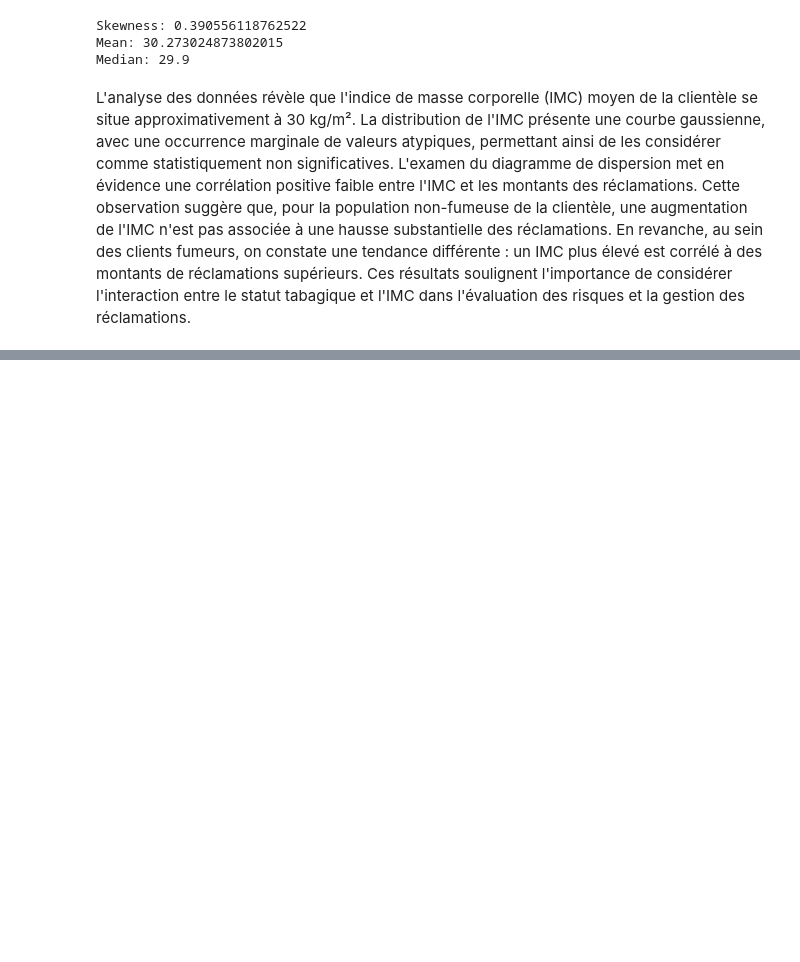
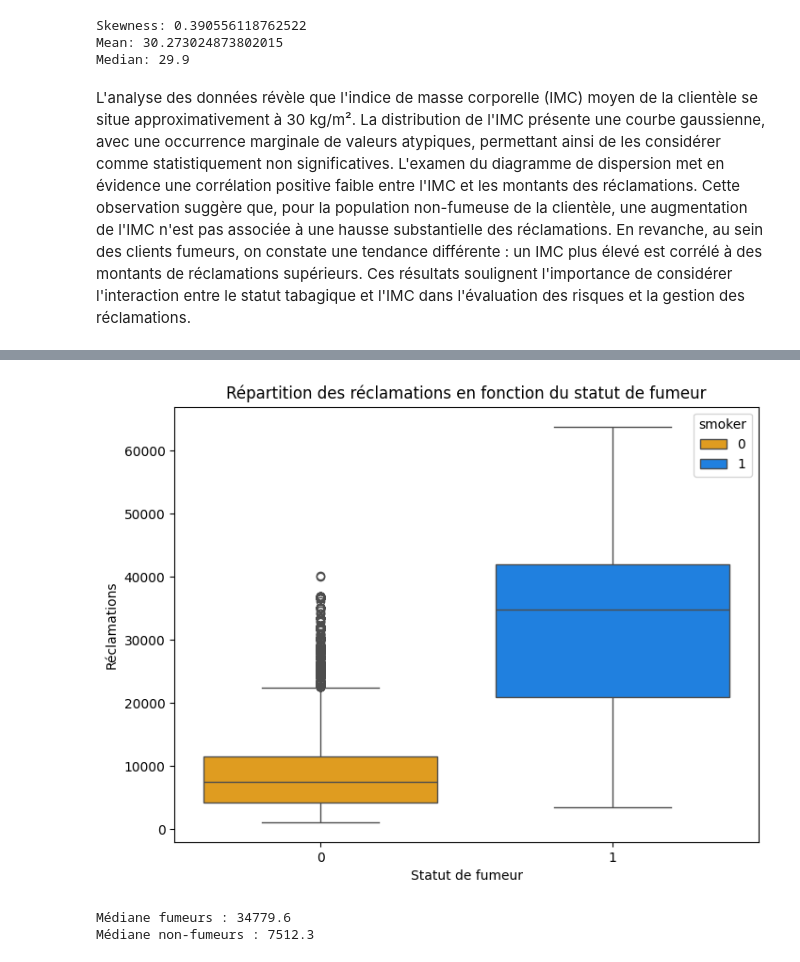
Before and after one commit to marina-decker/Analyse_de_donnees---health_insurrance, a Jupyter notebook: health_insurance.ipynb, the cells around one changed output, grey strips where cells are left out. Drawn from its saved outputs; the diff is of its cells as text; code cells hidden in the pictures; blank space fills up the shorter version.

```diff
--- a/health_insurance.ipynb
+++ b/health_insurance.ipynb
@@ -167,0 +213,25 @@ Epilepsy = 4
+# %%
+# Liste des colonnes à transformer dans le DataFrame
+columns = ['hereditary_diseases', 'job_title', 'city', 'sex']
+
+# Dictionnaire pour stocker les encodeurs et leurs classes pour chaque colonne
+encoders = {}
+correspondances = {}
+
+# Boucle à travers chaque nom de colonne dans la liste "columns"
+for col in columns:
+    # Création d'un encodeur de labels pour la colonne actuelle
+    encoder = preprocessing.LabelEncoder()
+    df[col] = encoder.fit_transform(df[col])  # Appliquer l'encodage à la colonne
+    encoders[col] = encoder  # Stocker l'encodeur dans le dictionnaire
+
+    # Construction d'une table de correspondance pour la colonne actuelle
+    correspondance = pd.DataFrame({
+        'Original': df_original[col],
+        'Encoded': df[col]
+    }).drop_duplicates().sort_values(by="Encoded")  # Supprime les doublons et trie
+    correspondances[col] = correspondance  # Ajoute la correspondance au dictionnaire
+
+    # Affiche la table de correspondance pour la colonne actuelle
+    print(f"\nCorrespondances pour la colonne '{col}':")
+    print(correspondance)
@@ -407,0 +533,22 @@ Ces résultats soulignent l'importance de considérer l'interaction entre le sta
+# %%
+# Créer un boxplot pour les réclamations en fonction du statut de fumeur
+plt.figure(figsize=(8,6))
+sns.boxplot(x='smoker', y='claim', data=df, hue='smoker', palette={0: '#FFA500', 1: '#0080FF'}, showfliers=True)
+
+# Légende et affichage
+plt.xlabel('Statut de fumeur')
+plt.ylabel('Réclamations')
+plt.title('Répartition des réclamations en fonction du statut de fumeur')
+plt.show()
+
+# Médiane pour chaque groupe
+median_smokers = df[df['smoker'] == 1]['claim'].median()
+median_non_smokers = df[df['smoker'] == 0]['claim'].median()
+
+# Afficher la médiane des réclamations en fonction du statut de fumeurs
+print(f"Médiane fumeurs : {median_smokers}")
+print(f"Médiane non-fumeurs : {median_non_smokers}")
+# %% [output]
+[figure, added]
+Médiane fumeurs : 34779.6
+Médiane non-fumeurs : 7512.3
```
Also changed, not shown: parts of 60 cells of this notebook.
